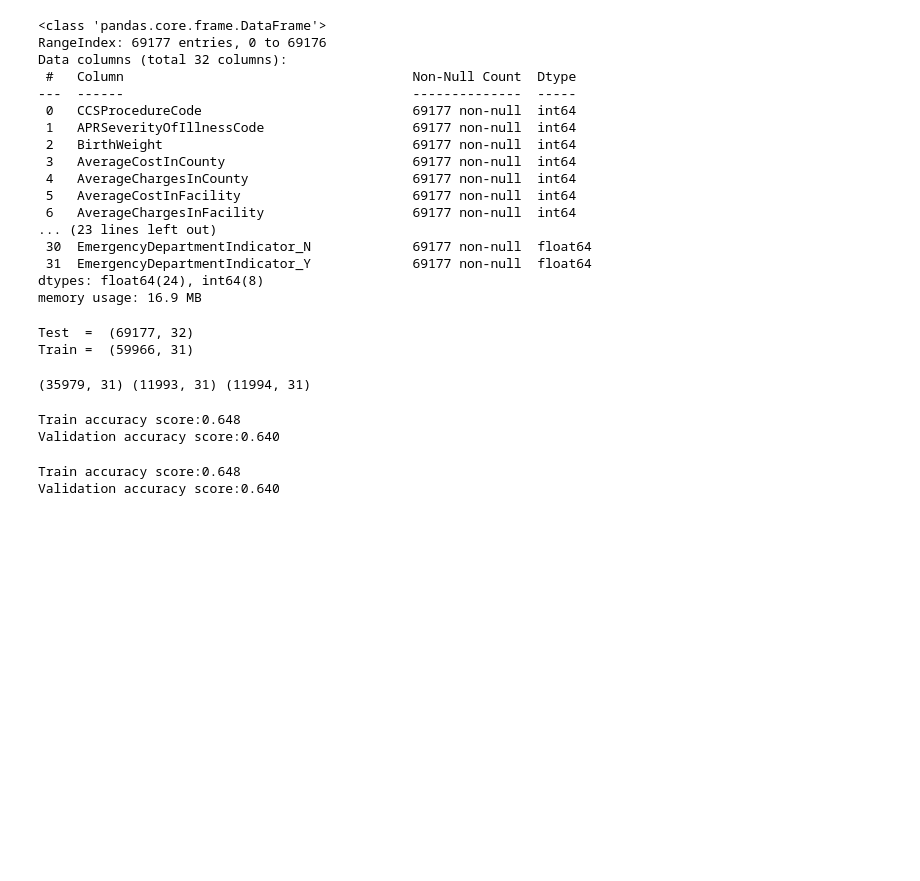
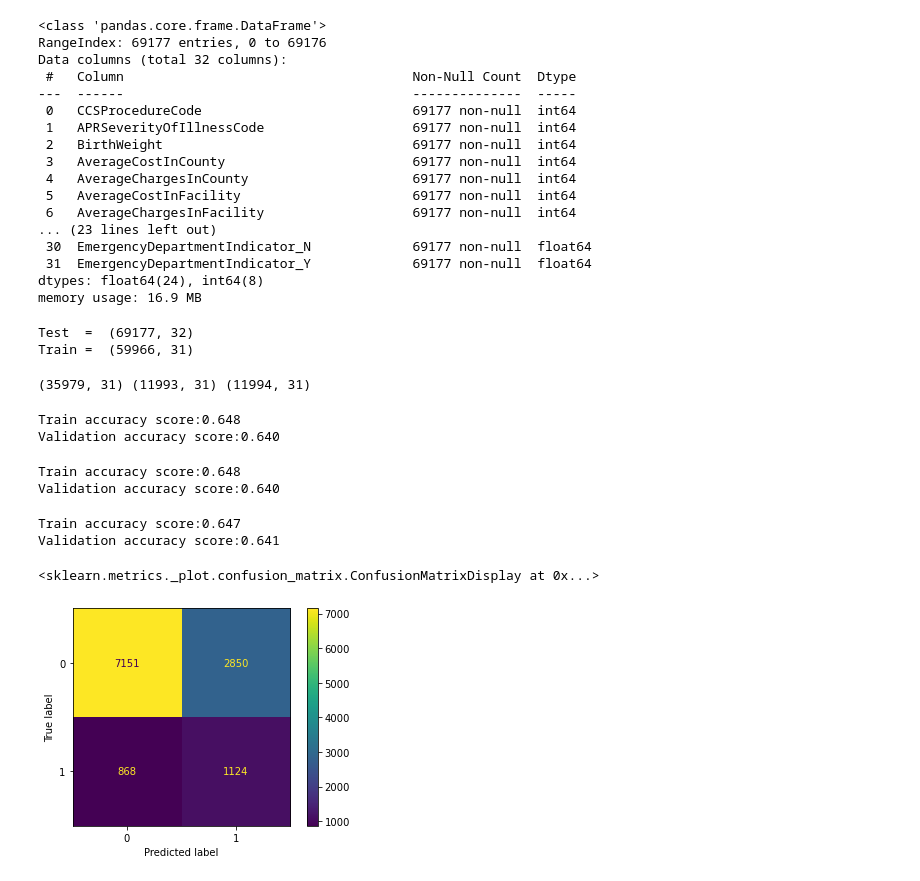
Before and after one commit to s3785704/machine-learning-assign01, a Jupyter notebook: assign1.ipynb, the cells around one changed output. Drawn from its saved outputs; the diff is of its cells as text; code cells hidden in the pictures; blank space fills up the shorter version.

Commit message:
Plotted confusion matrix

```diff
--- a/assign1.ipynb
+++ b/assign1.ipynb
@@ -554,3 +554,15 @@ print_f1_scores(clf_l1,train_X,train_y,val_X,val_y)
 # %% [output]
 Train accuracy score:0.648
 Validation accuracy score:0.640
+# %%
+clf_l2 = LogisticRegression(penalty='l2',C=0.75,random_state=0,solver='liblinear',max_iter=1000,class_weight='balanced').fit(train_X,train_y.ravel())
+print_f1_scores(clf_l2,train_X,train_y,val_X,val_y)
+# %% [output]
+Train accuracy score:0.647
+Validation accuracy score:0.641
+# %%
+from sklearn.metrics import plot_confusion_matrix
+plot_confusion_matrix(clf,val_X,val_y)
+# %% [output]
+<sklearn.metrics._plot.confusion_matrix.ConfusionMatrixDisplay at 0x...>
+[figure, added]
```
Also changed, not shown: parts of 1 cell of this notebook.
